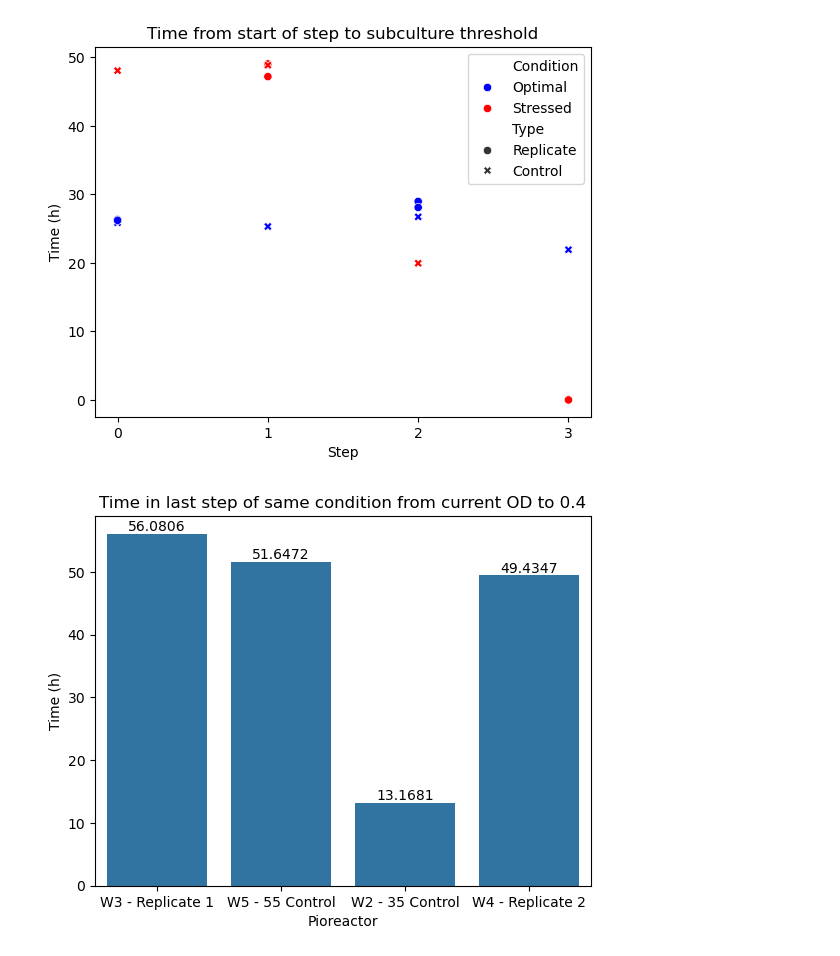
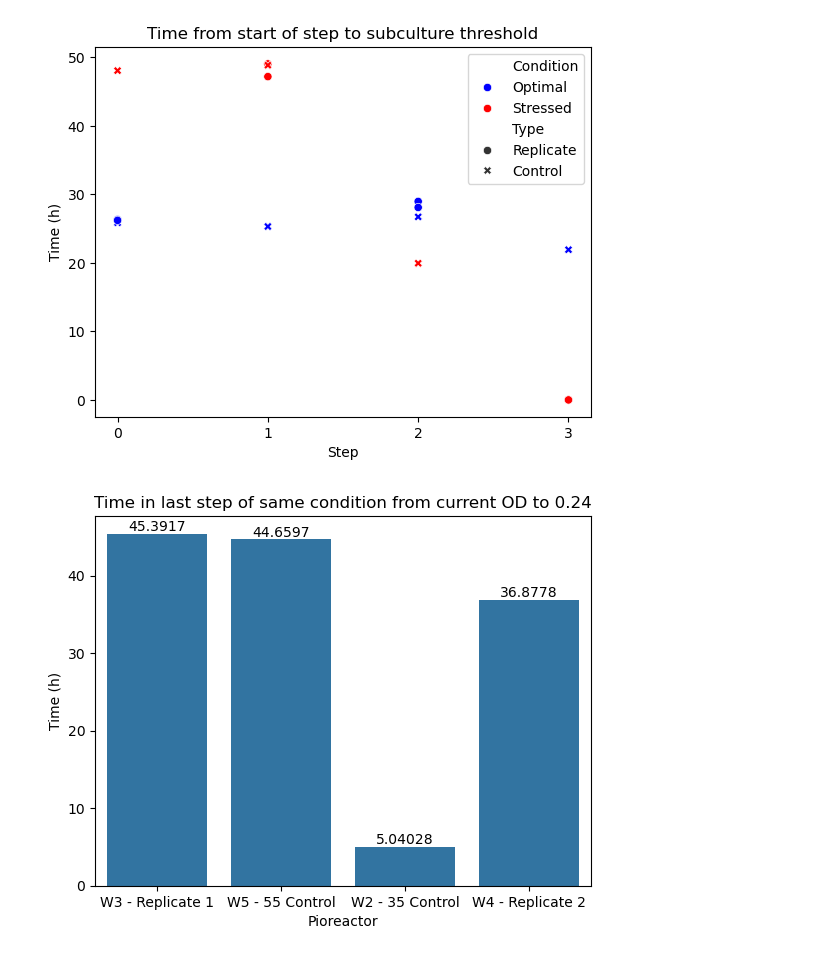
Before and after one commit to JacksonPageroth/pio-bacterial-memory, a Jupyter notebook: pio_subculture.ipynb, the cells around one changed output. Saved outputs shown, nothing was run; the diff lists cells and outputs as text; code cells hidden in the pictures.

```diff
--- a/pio_subculture.ipynb
+++ b/pio_subculture.ipynb
@@ -194,35 +194,35 @@ plt.show()
 # %% [output]
 [figure]
 # %%
-predict_od = 0.4 #threshold_od
+predict_od = threshold_od
 plot_df = {"Pioreactor": [], "Time (h)": []}
 for pioreactor in pioreactors:
     pio_df = df.filter(pl.col("pioreactor_unit").eq(pioreactor)).sort("timestamp_localtime", descending=False)
 
     steps = pio_df.get_column("Step").sort().unique().to_list()
     current_od = pio_df.filter(pl.col("Step").eq(steps[-1])).get_column("od_reading")[-1]
 
     last_step = pio_df.filter(pl.col("Step").eq(steps[-3]))
     thresh_time = (last_step.with_columns((pl.col("od_reading") - predict_od).abs().alias("distance"))
                         .filter(pl.col("distance") == pl.col("distance").min())
                         .get_column("timestamp_localtime")[0])
 
     time_in_last_step = (last_step.with_columns((pl.col("od_reading") - current_od).abs().alias("distance"))
                         .filter(pl.col("distance") == pl.col("distance").min())
                         .get_column("timestamp_localtime")[0])
 
     time_to_threshold = (thresh_time - time_in_last_step).total_seconds() / 3600
 
     plot_df["Time (h)"].append(time_to_threshold)
     plot_df["Pioreactor"].append(pioreactor)
 
 
 # Plotting each pioreactor in a separate subplot
 num_pioreactors = len(pioreactors)
 plot_df = pl.from_dict(plot_df).to_pandas()
 ax = sns.barplot(plot_df, x="Pioreactor", y="Time (h)")
 ax.bar_label(ax.containers[0], fontsize=10);
 plt.title(f"Time in last step of same condition from current OD to {predict_od}")
 plt.show()
 # %% [output]
-[figure, old version]
+[figure, new version]
```
